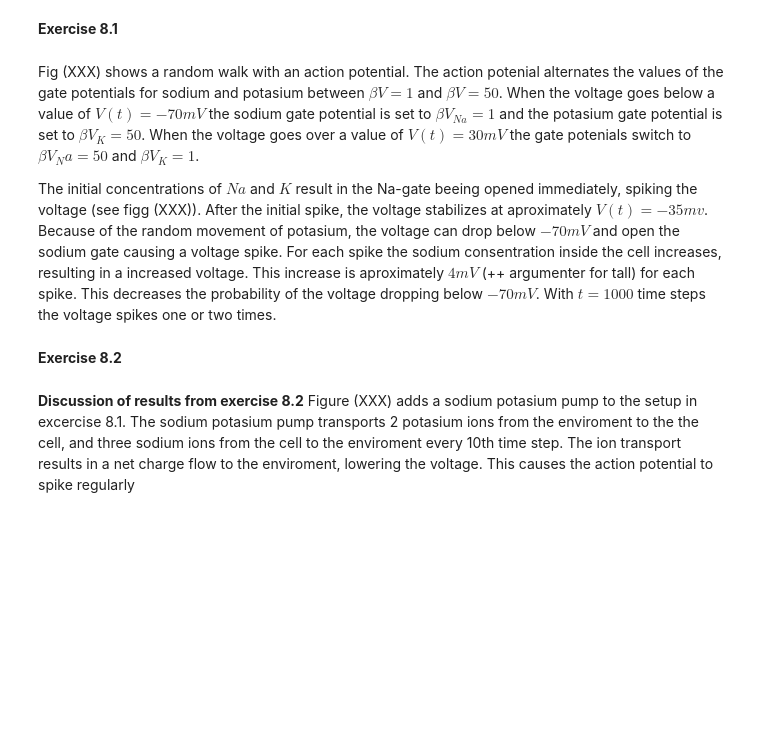
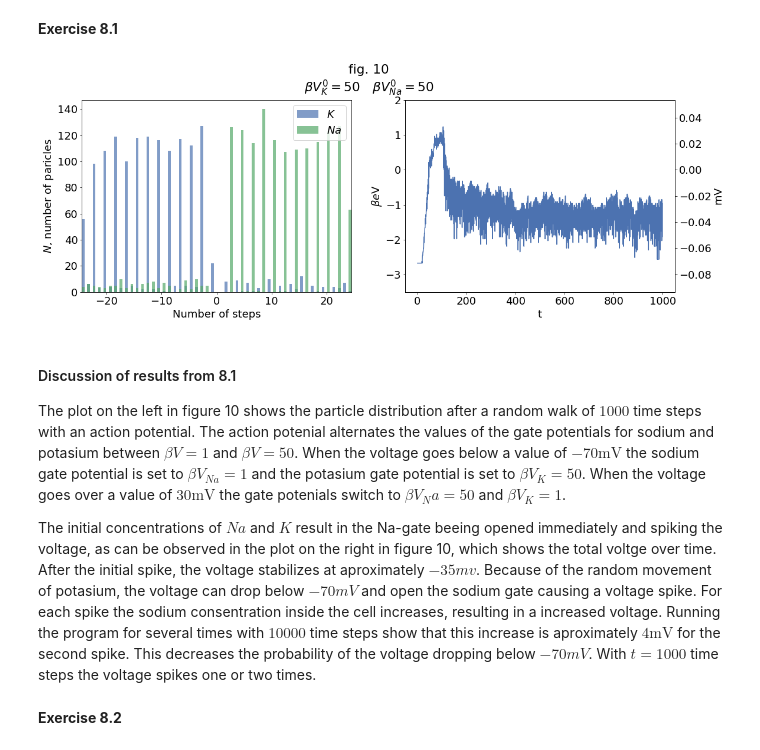
Before and after one commit to martkjoh/VitBer3, a Jupyter notebook: VitBer3.ipynb, the cells around one changed output. Cells and saved outputs as stored; diff of their text form; code cells hidden in the pictures; blank space fills up the shorter version.

Commit message:
8 ferdig, litt random fix

```diff
--- a/VitBer3.ipynb
+++ b/VitBer3.ipynb
@@ -522,19 +537,18 @@ The oposite effect can be observed when $\beta V_K k = 10$, and $\beta V_{Na} k
 **Exercise 8.1**
 # %%
 import time
-t1 = time.time()
-print("test")
 betaV0K = 50
 betaV0Na = 50
 t = 1000
 args = randomWalkCell(L / 4, NKEnv, NNaEnv, NKCell, NNaCell, betaV0K, betaV0Na, t, pump = False, action = True)
 plotRWCell(*args, betaV0K, betaV0Na, figNo = 10)
-t2 = time.time()
-print("Time used:", t2 - t1)
+# %% [output]
+[figure, added]
 # %% [markdown]
-Fig (XXX) shows a random walk with an action potential. The action potenial alternates the values of the gate potentials for sodium and potasium between $\beta V = 1$ and $\beta V = 50$. When the voltage goes below a value of $V(t) = -70mV$ the sodium gate potential is set to $\beta V_{Na} = 1$ and the potasium gate potential is set to $\beta V_K = 50$. When the voltage goes over a value of $V(t) = 30mV$ the gate potenials switch to $\beta V_Na = 50$ and $\beta V_K = 1$.
+#### Discussion of results from 8.1
+The plot on the left in figure 10 shows the particle distribution after a random walk of $1000$ time steps with an action potential. The action potenial alternates the values of the gate potentials for sodium and potasium between $\beta V = 1$ and $\beta V = 50$. When the voltage goes below a value of $-70 \mathrm{mV}$ the sodium gate potential is set to $\beta V_{Na} = 1$ and the potasium gate potential is set to $\beta V_K = 50$. When the voltage goes over a value of $30\mathrm{mV}$ the gate potenials switch to $\beta V_Na = 50$ and $\beta V_K = 1$.
 
-The initial concentrations of $Na$ and $K$ result in the Na-gate beeing opened immediately, spiking the voltage (see figg (XXX)). After the initial spike, the voltage stabilizes at aproximately $V(t) = -35mv$. Because of the random movement of potasium, the voltage can drop below $-70mV$ and open the sodium gate causing a voltage spike. For each spike the sodium consentration inside the cell increases, resulting in a increased voltage. This increase is aproximately $4mV$ (++ argumenter for tall) for each spike. This decreases the probability of the voltage dropping below $-70mV$. With $t = 1000$ time steps the voltage spikes one or two times.
+The initial concentrations of $Na$ and $K$ result in the Na-gate beeing opened immediately and spiking the voltage, as can be observed in the plot on the right in figure 10, which shows the total voltge over time. After the initial spike, the voltage stabilizes at aproximately $-35mv$. Because of the random movement of potasium, the voltage can drop below $-70mV$ and open the sodium gate causing a voltage spike. For each spike the sodium consentration inside the cell increases, resulting in a increased voltage. Running the program for several times with $10000$ time steps show that this increase is aproximately $4 \mathrm{mV}$ for the second spike. This decreases the probability of the voltage dropping below $-70mV$. With $t = 1000$ time steps the voltage spikes one or two times.
 # %% [markdown]
 **Exercise 8.2**
 # %%
@@ -544,6 +557,3 @@ betaV0Na = 50
 t = 5000
 args = randomWalkCell(L / 4, NKEnv, NNaEnv, NKCell, NNaCell, betaV0K, betaV0Na, t, pump = True, action = True)
 plotRWCell(*args, betaV0K, betaV0Na, figNo = 11)
-# %% [markdown]
-**Discussion of results from exercise 8.2**
-Figure (XXX) adds a sodium potasium pump to the setup in excercise 8.1. The sodium potasium pump transports 2 potasium ions from the enviroment to the the cell, and three sodium ions from the cell to the enviroment every 10th time step. The ion transport results in a net charge flow to the enviroment, lowering the voltage. This causes the action potential to spike regularly
```
Also changed, not shown: parts of 13 cells of this notebook.
